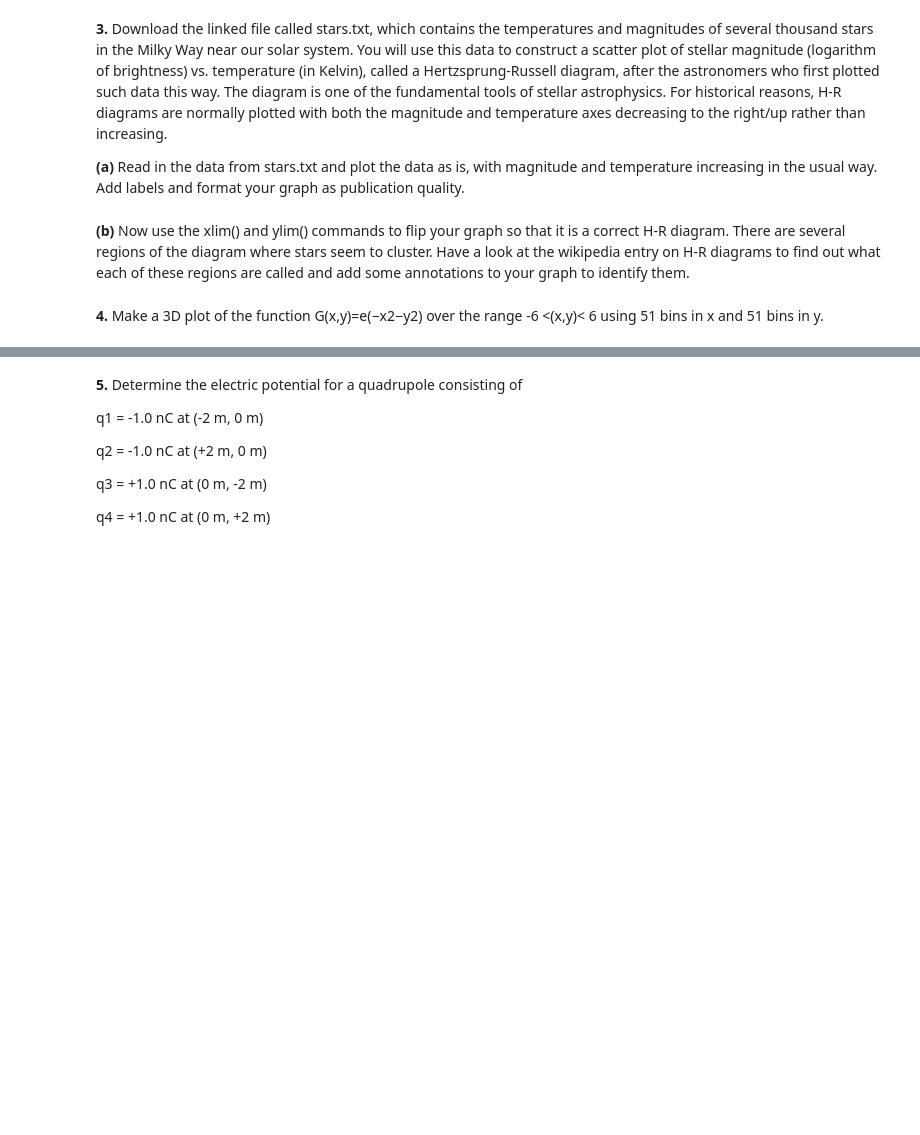
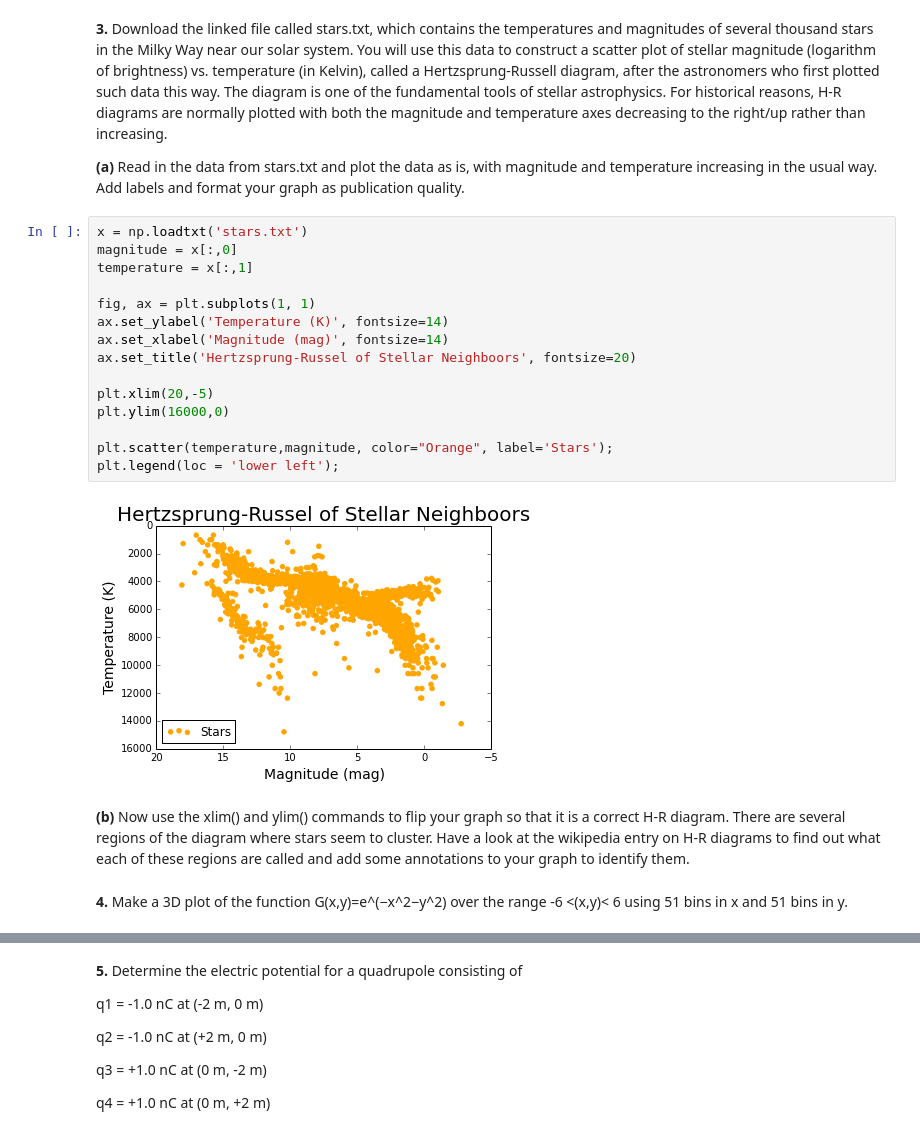
Before and after one commit to slewis06/PHYS202-S14, a Jupyter notebook: Graphics/GraphicsExercises.ipynb, the cells around one changed output, grey strips where cells are left out. Saved outputs shown, nothing was run; the diff lists cells and outputs as text; blank space fills up the shorter version.

Commit message:
Working on Graphics Exercises and Project Euler 31

```diff
--- a/Graphics/GraphicsExercises.ipynb
+++ b/Graphics/GraphicsExercises.ipynb
@@ -81,7 +82,24 @@ plt.legend(loc='upper right');
 **3.** Download the linked file called stars.txt, which contains the temperatures and magnitudes of several thousand stars in the Milky Way near our solar system. You will use this data to construct a scatter plot of stellar magnitude (logarithm of brightness) vs. temperature (in Kelvin), called a Hertzsprung-Russell diagram, after the astronomers who first plotted such data this way. The diagram is one of the fundamental tools of stellar astrophysics. For historical reasons, H-R diagrams are normally plotted with both the magnitude and temperature axes decreasing to the right/up rather than increasing.
 
 **(a)** Read in the data from stars.txt and plot the data as is, with magnitude and temperature increasing in the usual way. Add labels and format your graph as publication quality.
+# %%
+x = np.loadtxt('stars.txt')
+magnitude = x[:,0]
+temperature = x[:,1]
+
+fig, ax = plt.subplots(1, 1)
+ax.set_ylabel('Temperature (K)', fontsize=14)
+ax.set_xlabel('Magnitude (mag)', fontsize=14)
+ax.set_title('Hertzsprung-Russel of Stellar Neighboors', fontsize=20)
+
+plt.xlim(20,-5)
+plt.ylim(16000,0)
+
+plt.scatter(temperature,magnitude, color="Orange", label='Stars');
+plt.legend(loc = 'lower left');
+# %% [output]
+[figure, added]
 # %% [markdown]
 **(b)** Now use the xlim() and ylim() commands to flip your graph so that it is a correct H-R diagram. There are several regions of the diagram where stars seem to cluster. Have a look at the wikipedia entry on H-R diagrams to find out what each of these regions are called and add some annotations to your graph to identify them.
 # %% [markdown]
-**4.** Make a 3D plot of the function G(x,y)=e(−x2−y2) over the range -6 <(x,y)< 6 using 51 bins in x and 51 bins in y.
+**4.** Make a 3D plot of the function G(x,y)=e^(−x^2−y^2) over the range -6 <(x,y)< 6 using 51 bins in x and 51 bins in y.
```
Also changed, not shown: parts of 4 cells of this notebook, 2 other files.
